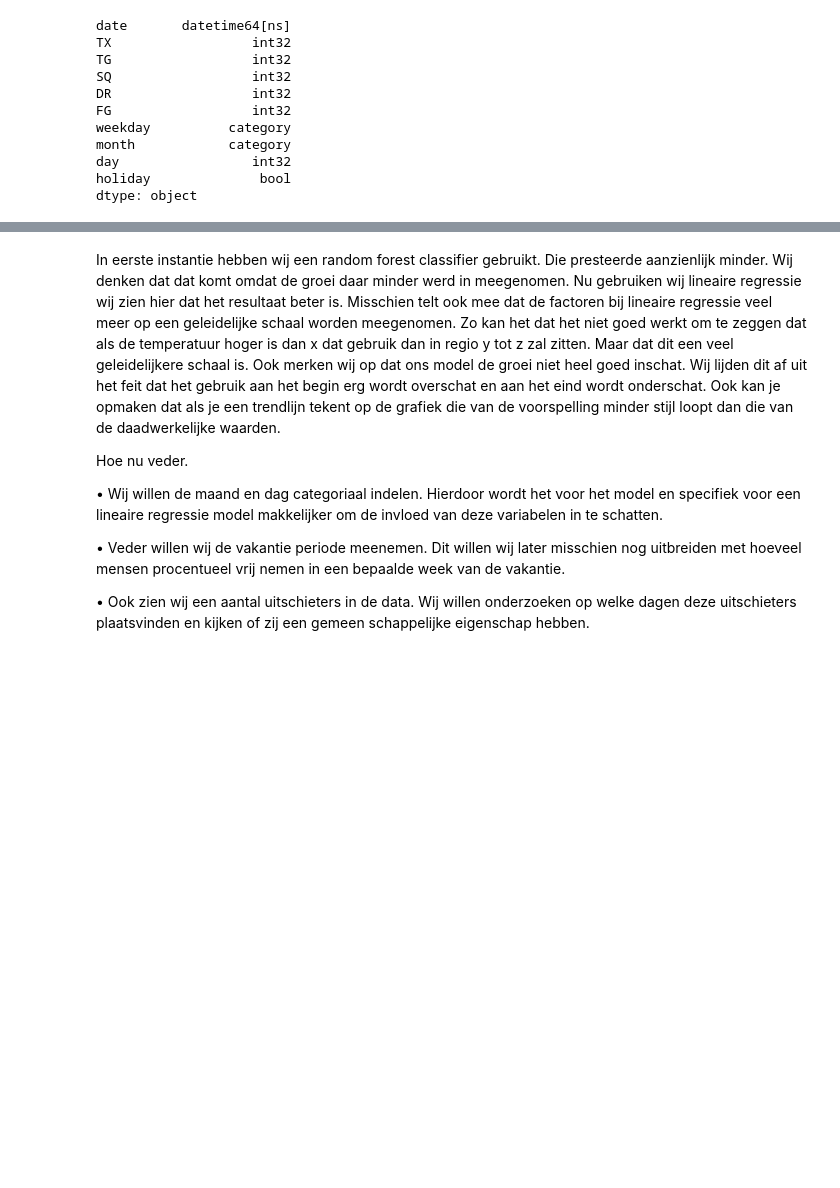
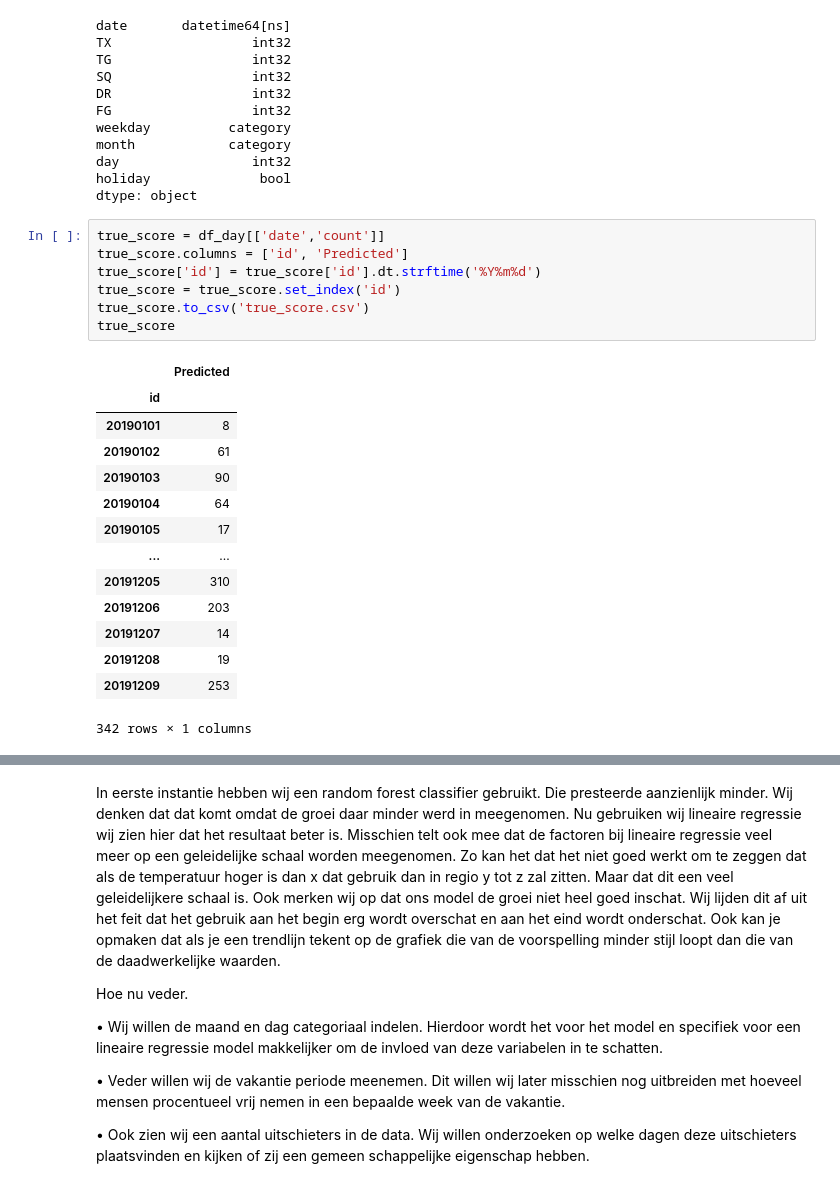
Before and after one commit to LucasVanWijk/Distributed-Processing-1, a Jupyter notebook: assignment_1/extended_analysis.ipynb, the cells around one changed output, grey strips where cells are left out. Cells and saved outputs as stored; diff of their text form; blank space fills up the shorter version.

```diff
--- a/assignment_1/extended_analysis.ipynb
+++ b/assignment_1/extended_analysis.ipynb
@@ -376,6 +377,28 @@ month            category
 day                 int32
 holiday              bool
 dtype: object
+# %%
+true_score = df_day[['date','count']]
+true_score.columns = ['id', 'Predicted']
+true_score['id'] = true_score['id'].dt.strftime('%Y%m%d')
+true_score = true_score.set_index('id')
+true_score.to_csv('true_score.csv')
+true_score
+# %% [output]
+|  | Predicted |
+| id |  |
+| 20190101 | 8 |
+| 20190102 | 61 |
+| 20190103 | 90 |
+| 20190104 | 64 |
+| 20190105 | 17 |
+| ... | ... |
+| 20191205 | 310 |
+| 20191206 | 203 |
+| 20191207 | 14 |
+| 20191208 | 19 |
+| 20191209 | 253 |
+342 rows × 1 columns
 # %%
 y_sub = reg.predict(X_sub[['day','weekday','holiday', 'TX','TG','SQ','DR','FG']])
 
```
Also changed, not shown: parts of 4 cells of this notebook, 1 other file.
